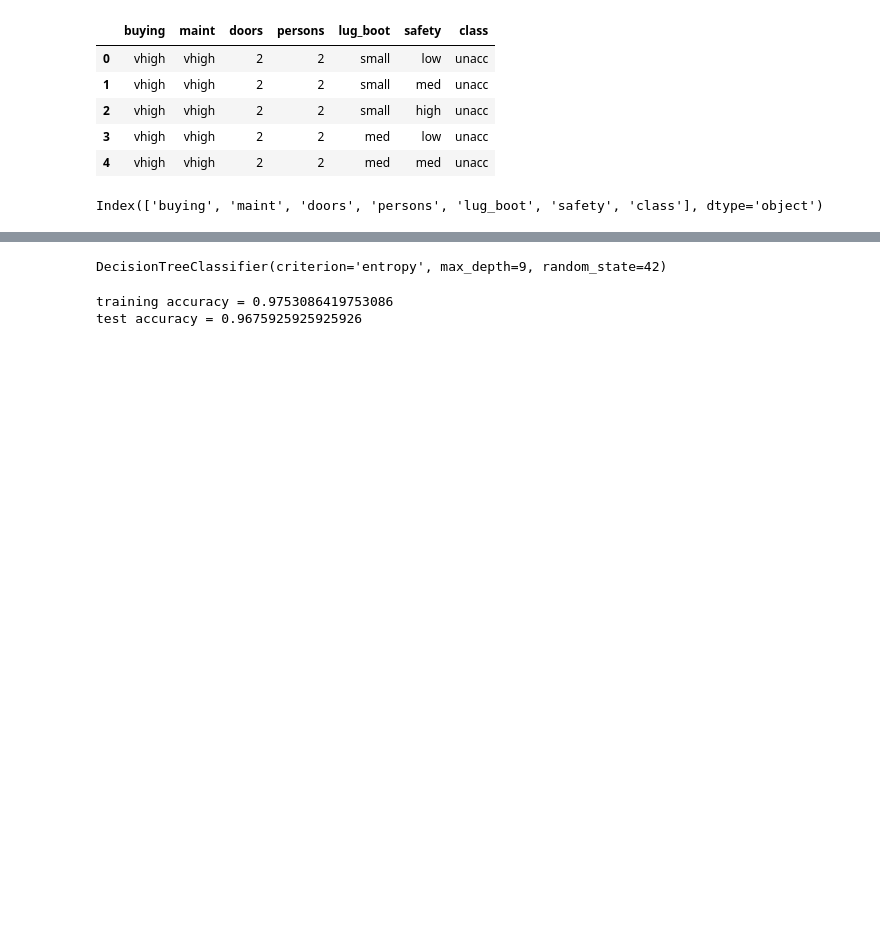
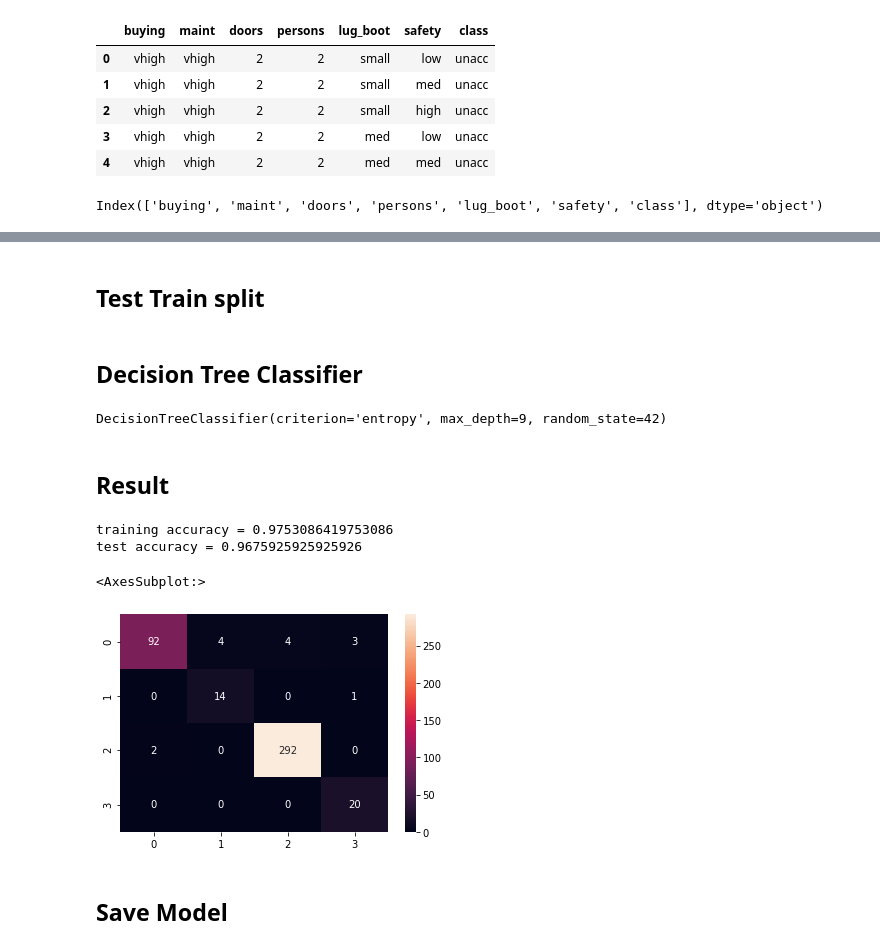
Before and after one commit to manas-v/deploy-ML-model-with-Django, a Jupyter notebook: jupyter/Car Evaluation.ipynb, the cells around one changed output, grey strips where cells are left out. Cells and saved outputs as stored; diff of their text form; code cells hidden in the pictures; blank space fills up the shorter version.

```diff
--- a/jupyter/Car Evaluation.ipynb
+++ b/jupyter/Car Evaluation.ipynb
@@ -67,0 +81,3 @@ df.head()
+# %%
+df2 = pd.get_dummies(df)
+df2.head()
@@ -68,7 +92,11 @@ df.head()
+# %% [markdown]
+## Test Train split
 # %%
 from sklearn.model_selection import train_test_split
 
-x_train, x_test, y_train, y_test = train_test_split(df, y, test_size = 0.25, random_state = 42)
+x_train, x_test, y_train, y_test = train_test_split(df2, y, test_size = 0.25, random_state = 42)
+# %% [markdown]
+## Decision Tree Classifier
 # %%
 from sklearn.tree import DecisionTreeClassifier
 
@@ -77,13 +105,26 @@ model = DecisionTreeClassifier(criterion='entropy', max_depth=9, random_state=42
 model.fit(x_train, y_train)
 # %% [output]
 DecisionTreeClassifier(criterion='entropy', max_depth=9, random_state=42)
-# %%
-train_acc = model.score(x_train, y_train)
-test_acc = model.score(x_test, y_test)
-
-print('training accuracy =', train_acc)
-print('test accuracy =', test_acc)
-# %% [output]
-training accuracy = 0.9753086419753086
-test accuracy = 0.9675925925925926
+# %% [markdown]
+## Result
+# %%
+train_acc = model.score(x_train, y_train)
+test_acc = model.score(x_test, y_test)
+
+print('training accuracy =', train_acc)
+print('test accuracy =', test_acc)
+# %% [output]
+training accuracy = 0.9753086419753086
+test accuracy = 0.9675925925925926
+# %%
+y_pred = model.predict(x_test)
+# %%
+from sklearn.metrics import confusion_matrix
+cnf = confusion_matrix(y_test, y_pred)
+sns.heatmap(cnf, annot=True, fmt="d")
+# %% [output]
+<AxesSubplot:>
+[figure, added]
+# %% [markdown]
+## Save Model
 # %%
```
Also changed, not shown: parts of 19 cells of this notebook.
